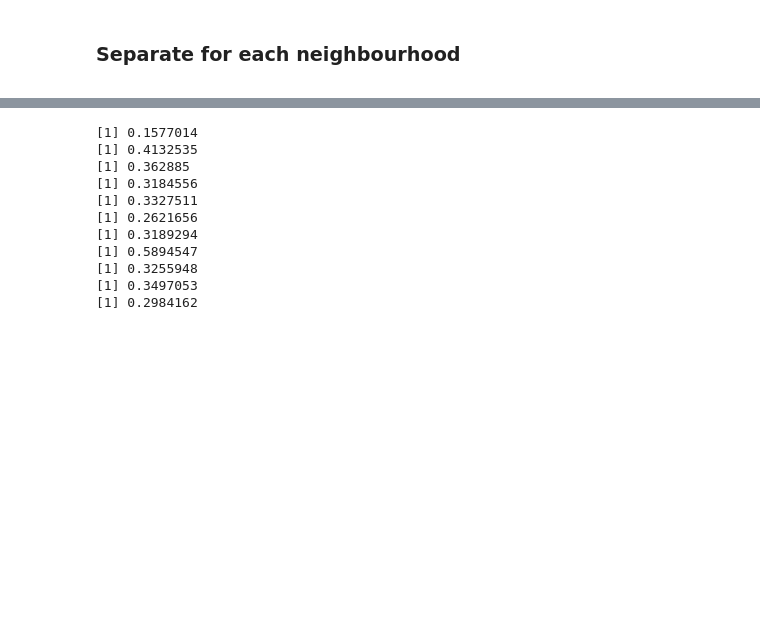
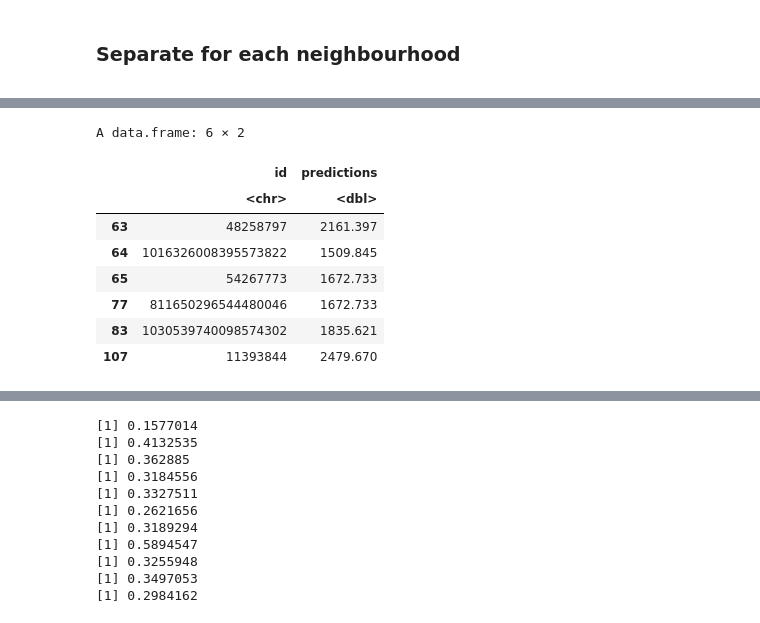
Before and after one commit to amahaj02/WIDS-Case-Comp, a Jupyter notebook: sidd.ipynb, the cells around one changed output, grey strips where cells are left out. Saved outputs shown, nothing was run; the diff lists cells and outputs as text; code cells hidden in the pictures; blank space fills up the shorter version.

Commit message:
separate regressions (didnt work)

```diff
--- a/sidd.ipynb
+++ b/sidd.ipynb
@@ -272,0 +414,25 @@ ERROR: Error in rep.int(c(1, numeric(n)), n - 1L): invalid 'times' value
+# %%
+id_df <- data.frame()
+
+neighs <- c('neighbourhood_cleansedDowntown.Eastside','neighbourhood_cleansedDunbar.Southlands',
+            'neighbourhood_cleansedGrandview.Woodland','neighbourhood_cleansedKillarney',
+            'neighbourhood_cleansedKitsilano','neighbourhood_cleansedMarpole',
+            'neighbourhood_cleansedMount.Pleasant','neighbourhood_cleansedOakridge',
+            'neighbourhood_cleansedOther','neighbourhood_cleansedWest.End',
+            'neighbourhood_cleansedWest.Point.Grey')
+props <- c('property_typeCamper.RV','property_typeEntire.home','property_typeEntire.villa',
+           'property_typeOther','property_typePrivate.room.in.bungalow','property_typePrivate.room.in.condo',
+           'property_typeRoom.in.hotel')
+rooms <- c('room_typeOther','room_typePrivate.room','room_typeShared.room')
+
+head(separate)
+for (i in 1:length(neighs)) {
+    temp <- master_test_for_ids  %>%
+        filter(.data[[neighs[i]]] == 1) %>%
+        select(-neighs)
+
+    temp_df <- data.frame(temp[, 1])
+    colnames(temp_df) <- c("id")
+    id_df <- rbind(id_df, temp_df)
+}
+head(id_df)
@@ -272,0 +453,13 @@ ERROR: Error in rep.int(c(1, numeric(n)), n - 1L): invalid 'times' value
+# %%
+separate_preds <- cbind(id_df, separate_preds)
+head(separate_preds)
+# %% [output]
+A data.frame: 6 × 2
+|  | id | predictions |
+|  | <chr> | <dbl> |
+| 63 | 48258797 | 2161.397 |
+| 64 | 1016326008395573822 | 1509.845 |
+| 65 | 54267773 | 1672.733 |
+| 77 | 811650296544480046 | 1672.733 |
+| 83 | 1030539740098574302 | 1835.621 |
+| 107 | 11393844 | 2479.670 |
```
Also changed, not shown: parts of 8 cells of this notebook.
